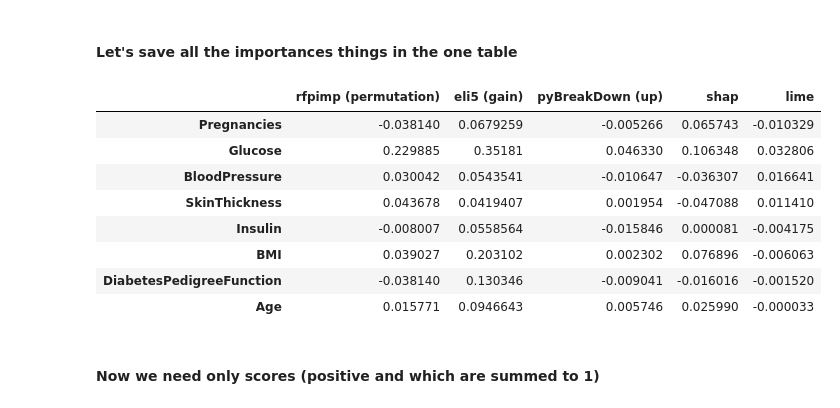
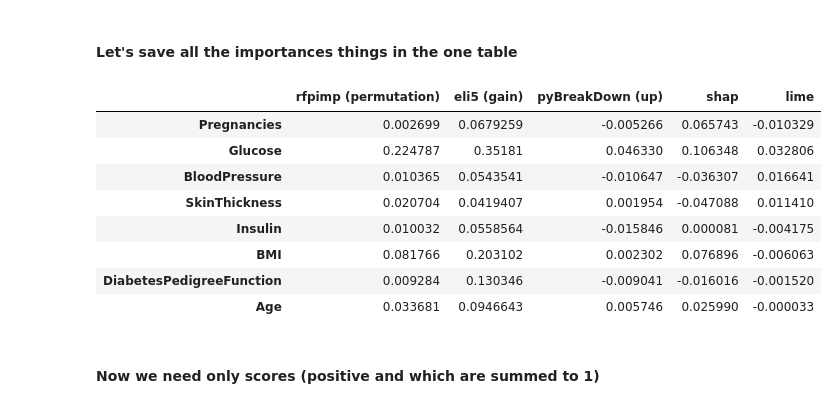
Before and after one commit to MikhailKuz/msu_3course_diary, a Jupyter notebook: experiments/diabets.ipynb, the cells around one changed output. Cells and saved outputs as stored; diff of their text form; code cells hidden in the pictures.

```diff
--- a/experiments/diabets.ipynb
+++ b/experiments/diabets.ipynb
@@ -431,15 +498,17 @@ all_fi.to_csv(path_to_datasets + 'all_fi.csv', sep='\t', encoding='utf-8', index
-# %%
-all_fi
-# %% [output]
-|  | rfpimp (permutation) | eli5 (gain) | pyBreakDown (up) | shap | lime |
-| Pregnancies | -0.038140 | 0.0679259 | -0.005266 | 0.065743 | -0.010329 |
-| Glucose | 0.229885 | 0.35181 | 0.046330 | 0.106348 | 0.032806 |
-| BloodPressure | 0.030042 | 0.0543541 | -0.010647 | -0.036307 | 0.016641 |
-| SkinThickness | 0.043678 | 0.0419407 | 0.001954 | -0.047088 | 0.011410 |
-| Insulin | -0.008007 | 0.0558564 | -0.015846 | 0.000081 | -0.004175 |
-| BMI | 0.039027 | 0.203102 | 0.002302 | 0.076896 | -0.006063 |
-| DiabetesPedigreeFunction | -0.038140 | 0.130346 | -0.009041 | -0.016016 | -0.001520 |
-| Age | 0.015771 | 0.0946643 | 0.005746 | 0.025990 | -0.000033 |
+# %%
+all_fi = get_feature_importances(clf, X_train, X_valid, y_valid, f1_metric)
+all_fi.to_csv(path_to_datasets + 'all_fi.csv', sep='\t', encoding='utf-8', index=False)
+all_fi
+# %% [output]
+|  | rfpimp (permutation) | eli5 (gain) | pyBreakDown (up) | shap | lime |
+| Pregnancies | 0.002699 | 0.0679259 | -0.005266 | 0.065743 | -0.010329 |
+| Glucose | 0.224787 | 0.35181 | 0.046330 | 0.106348 | 0.032806 |
+| BloodPressure | 0.010365 | 0.0543541 | -0.010647 | -0.036307 | 0.016641 |
+| SkinThickness | 0.020704 | 0.0419407 | 0.001954 | -0.047088 | 0.011410 |
+| Insulin | 0.010032 | 0.0558564 | -0.015846 | 0.000081 | -0.004175 |
+| BMI | 0.081766 | 0.203102 | 0.002302 | 0.076896 | -0.006063 |
+| DiabetesPedigreeFunction | 0.009284 | 0.130346 | -0.009041 | -0.016016 | -0.001520 |
+| Age | 0.033681 | 0.0946643 | 0.005746 | 0.025990 | -0.000033 |
 # %% [markdown]
 #### Now we need only scores (positive and which are summed to 1)
 # %%
```
Also changed, not shown: parts of 17 cells of this notebook.
